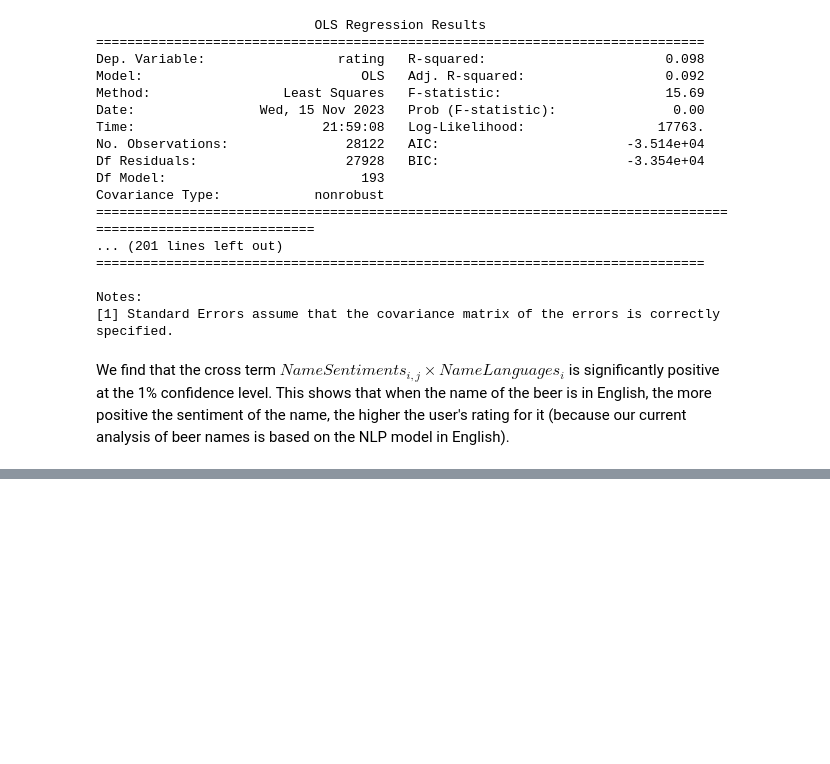
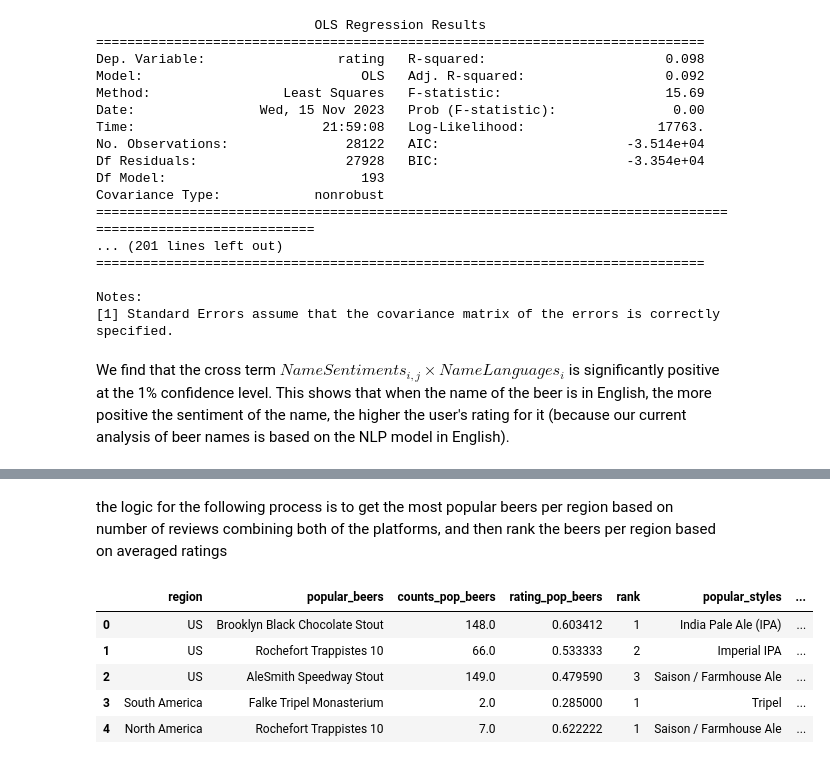
Before and after one commit to epfl-ada/ada-2023-project-badanalysist, a Jupyter notebook: preprocessing.ipynb, the cells around one changed output, grey strips where cells are left out. Drawn from its saved outputs; the diff is of its cells as text; code cells hidden in the pictures; blank space fills up the shorter version.

```diff
--- a/preprocessing.ipynb
+++ b/preprocessing.ipynb
@@ -842,0 +900,63 @@ We find that the cross term $NameSentiments_{i,j} \times NameLanguages_i$ is sig
+# %% [markdown]
+the logic for the following process is to get the most popular beers per region based on number of reviews combining both of the platforms, and then rank the beers per region based on averaged ratings
+# %%
+# extract the top 3 most popular beers and styles for each region
+# Get the top 3 most popular beers in each region
+top_beers_ba = (ratings_users_ba.groupby('region')['beer_name'].value_counts().groupby(level=0).head(3).rename('counts_ba').reset_index())
+top_beers_rb = (ratings_users_rb.groupby('region')['beer_name'].value_counts().groupby(level=0).head(3).rename('counts_rb').reset_index())
+
+# get the average rating of the top 3 beers in each region
+top_beers_ba["rating"] = ratings_users_ba.groupby(['region', 'beer_name'])["rating"].mean().reset_index()["rating"]
+top_beers_rb["rating"] = ratings_users_rb.groupby(['region', 'beer_name'])["rating"].mean().reset_index()["rating"]
+top_beers_ba.rename(columns={'rating':'rating_ba'}, inplace=True)
+top_beers_rb.rename(columns={'rating':'rating_rb'}, inplace=True)
+
+# merge the dataframes to get the top 3 beers in each region for both websites
+regional_analysis = pd.merge(top_beers_ba, top_beers_rb, on=['region', 'beer_name'], how='outer')
+regional_analysis = regional_analysis.fillna(0)
+regional_analysis['counts_pop_beers']=regional_analysis['counts_ba']+regional_analysis['counts_rb']
+
+#calculate the weighted average rating of the top 3 beers in each region
+regional_analysis['rating_pop_beers']=(regional_analysis['rating_ba']*regional_analysis['counts_ba'] + regional_analysis['rating_rb']*regional_analysis['counts_rb'])/regional_analysis['counts_pop_beers']
+regional_analysis = regional_analysis.sort_values(by=['region','rating_pop_beers'], ascending=False)
+regional_analysis = regional_analysis.drop(columns=['counts_ba', 'counts_rb','rating_ba','rating_rb'])
+
+
+# retrieve the top 3 beers in each region
+regional_analysis = regional_analysis.groupby('region').head(3).reset_index(drop=True)
+regional_analysis.rename(columns={'beer_name':'popular_beers'}, inplace=True)
+regional_analysis['rank'] = regional_analysis.groupby('region').cumcount()+1
+
+
+# get the top 3 most popular styles in each region
+top_styles_ba = (ratings_users_ba.groupby('region')['style'].value_counts().groupby(level=0).head(3).rename('counts_ba').reset_index())
+top_styles_rb = (ratings_users_rb.groupby('region')['style'].value_counts().groupby(level=0).head(3).rename('counts_rb').reset_index())
+
+# get the average rating of the top 3 styles in each region
+top_styles_ba["rating"] = ratings_users_ba.groupby(['region', 'style'])["rating"].mean().reset_index()["rating"]
+top_styles_rb["rating"] = ratings_users_rb.groupby(['region', 'style'])["rating"].mean().reset_index()["rating"]
+top_styles_ba.rename(columns={'rating':'rating_ba'}, inplace=True)
+top_styles_rb.rename(columns={'rating':'rating_rb'}, inplace=True)
+
+regional_styles = pd.merge(top_styles_ba, top_styles_rb, on=['region', 'style'], how='outer')
+regional_styles = regional_styles.fillna(0)
+regional_styles['counts_pop_styles']=regional_styles['counts_ba']+regional_styles['counts_rb']
+#create a weighted average rating for the top 3 styles in each region
+regional_styles['rating_pop_styles']=(regional_styles['rating_ba']*regional_styles['counts_ba'] + regional_styles['rating_rb']*regional_styles['counts_rb'])/regional_styles['counts_pop_styles']
+regional_styles = regional_styles.sort_values(by=['region','rating_pop_styles'], ascending=False)
+regional_styles = regional_styles.drop(columns=['counts_ba', 'counts_rb','rating_ba','rating_rb'])
+#retrieve the top 3 styles in each region
+regional_styles = regional_styles.groupby('region').head(3).reset_index(drop=True)
+regional_styles.rename(columns={'style':'popular_styles'}, inplace=True)
+#assign a rank for each style per region
+regional_styles['rank'] = regional_styles.groupby('region').cumcount()+1
+# merge the popular beers and styles in each region
+regional_analysis = pd.merge(regional_analysis, regional_styles, on=['region',"rank"], how='outer', suffixes=('_beers', '_styles'))
+regional_analysis.head()
+# %% [output]
+|  | region | popular_beers | counts_pop_beers | rating_pop_beers | rank | popular_styles | ... |
+| 0 | US | Brooklyn Black Chocolate Stout | 148.0 | 0.603412 | 1 | India Pale Ale (IPA) | ... |
+| 1 | US | Rochefort Trappistes 10 | 66.0 | 0.533333 | 2 | Imperial IPA | ... |
+| 2 | US | AleSmith Speedway Stout | 149.0 | 0.479590 | 3 | Saison / Farmhouse Ale | ... |
+| 3 | South America | Falke Tripel Monasterium | 2.0 | 0.285000 | 1 | Tripel | ... |
+| 4 | North America | Rochefort Trappistes 10 | 7.0 | 0.622222 | 1 | Saison / Farmhouse Ale | ... |
```
Also changed, not shown: parts of 13 cells of this notebook.
